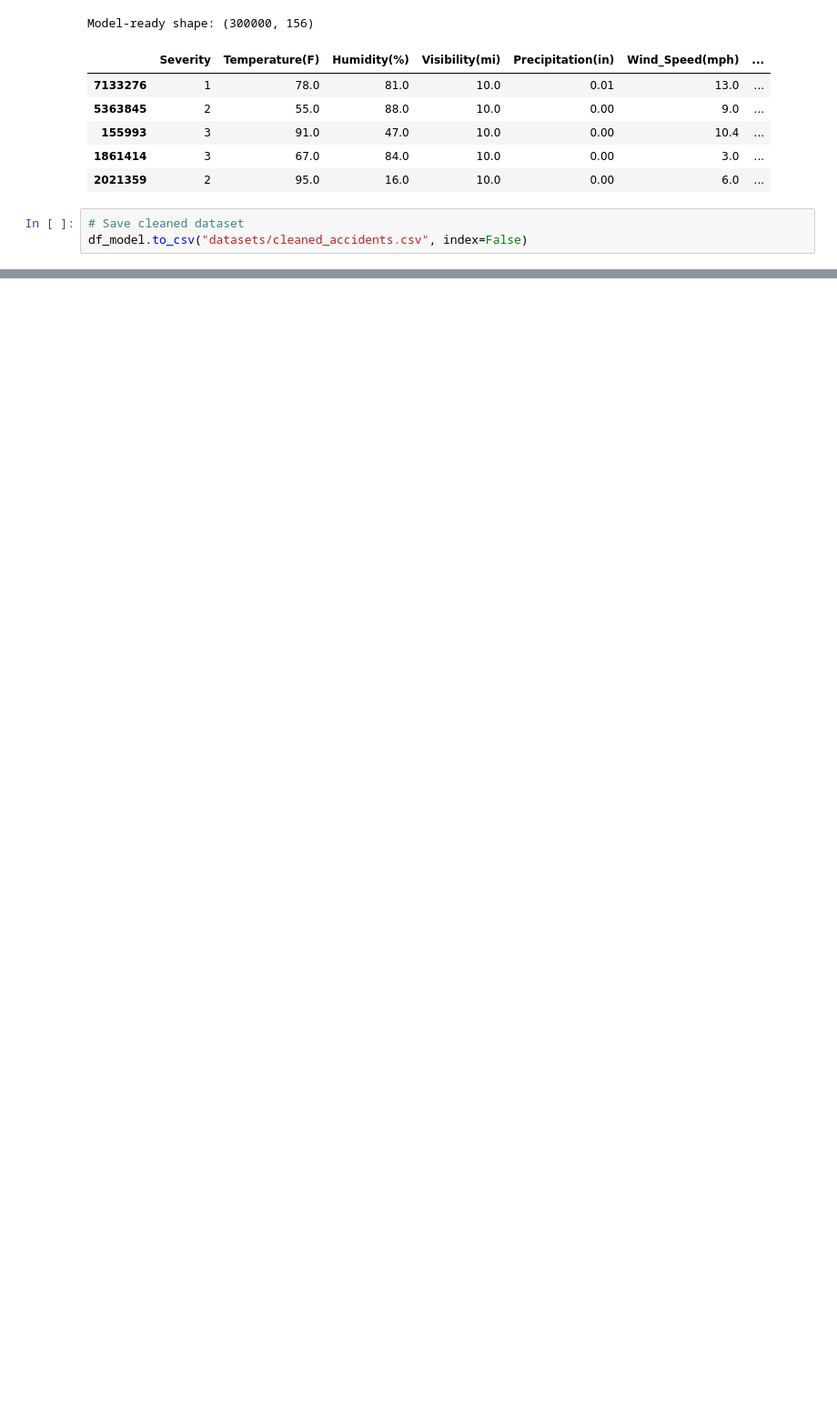
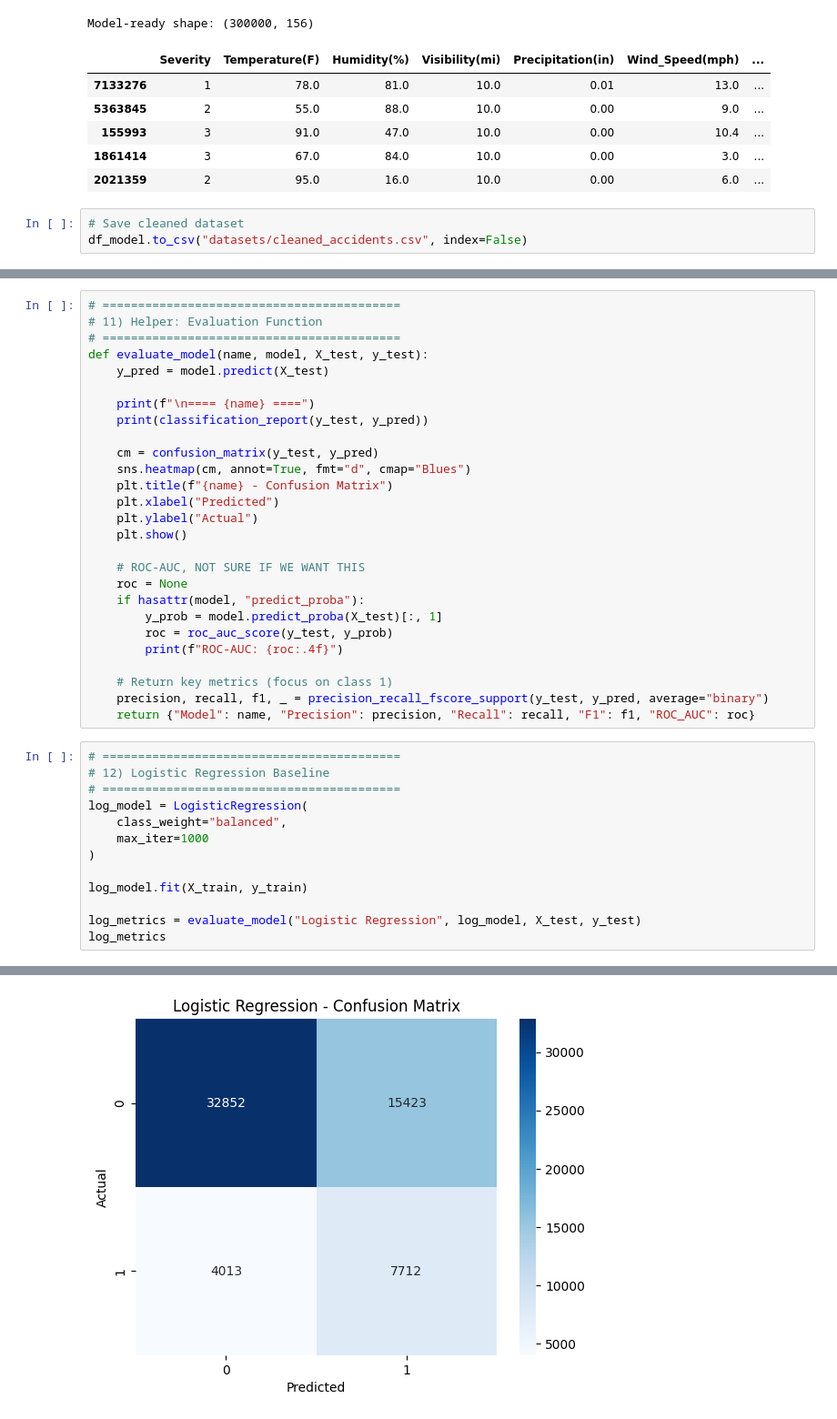
Before and after one commit to ORive09/Capstone_ProjectMDS2026, a Jupyter notebook: capstone_project.ipynb, the cells around one changed output, grey strips where cells are left out. Shown at 91% size. Cells and saved outputs as stored; diff of their text form; blank space fills up the shorter version.

Commit message:
Adding some basic modelling, they are very trash BTW.

```diff
--- a/capstone_project.ipynb
+++ b/capstone_project.ipynb
@@ -245,0 +276,41 @@ df_model.to_csv("datasets/cleaned_accidents.csv", index=False)
+# %%
+# ==========================================
+# 11) Helper: Evaluation Function
+# ==========================================
+def evaluate_model(name, model, X_test, y_test):
+    y_pred = model.predict(X_test)
+
+    print(f"\n==== {name} ====")
+    print(classification_report(y_test, y_pred))
+
+    cm = confusion_matrix(y_test, y_pred)
+    sns.heatmap(cm, annot=True, fmt="d", cmap="Blues")
+    plt.title(f"{name} - Confusion Matrix")
+    plt.xlabel("Predicted")
+    plt.ylabel("Actual")
+    plt.show()
+
+    # ROC-AUC, NOT SURE IF WE WANT THIS
+    roc = None
+    if hasattr(model, "predict_proba"):
+        y_prob = model.predict_proba(X_test)[:, 1]
+        roc = roc_auc_score(y_test, y_prob)
+        print(f"ROC-AUC: {roc:.4f}")
+
+    # Return key metrics (focus on class 1)
+    precision, recall, f1, _ = precision_recall_fscore_support(y_test, y_pred, average="binary")
+    return {"Model": name, "Precision": precision, "Recall": recall, "F1": f1, "ROC_AUC": roc}
+# %%
+# ==========================================
+# 12) Logistic Regression Baseline
+# ==========================================
+log_model = LogisticRegression(
+    class_weight="balanced",
+    max_iter=1000
+)
+
+log_model.fit(X_train, y_train)
+
+log_metrics = evaluate_model("Logistic Regression", log_model, X_test, y_test)
+log_metrics
+# %% [output]
@@ -245,0 +333 @@ df_model.to_csv("datasets/cleaned_accidents.csv", index=False)
+[figure, added]
```
Also changed, not shown: parts of 15 cells of this notebook.
